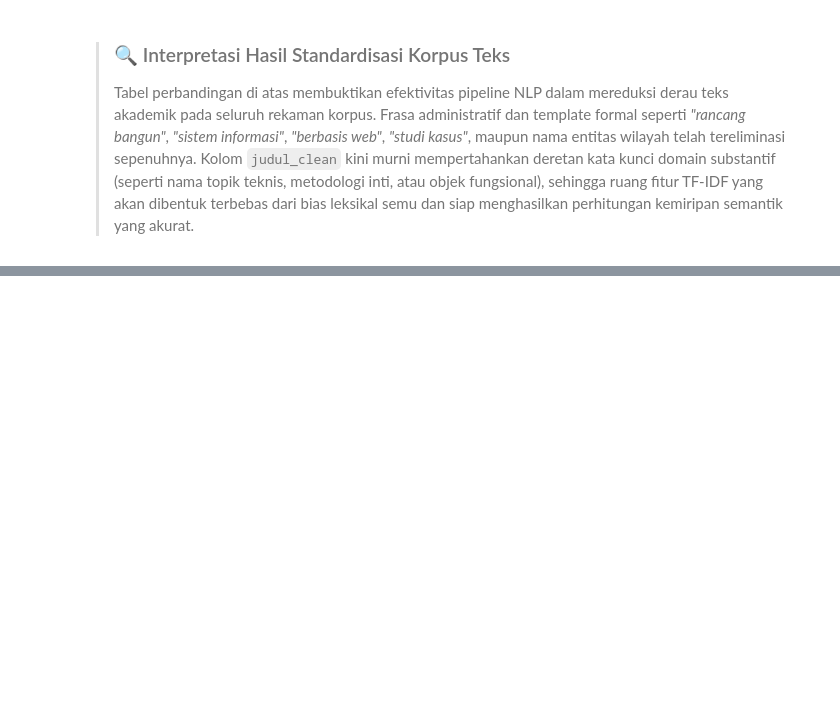
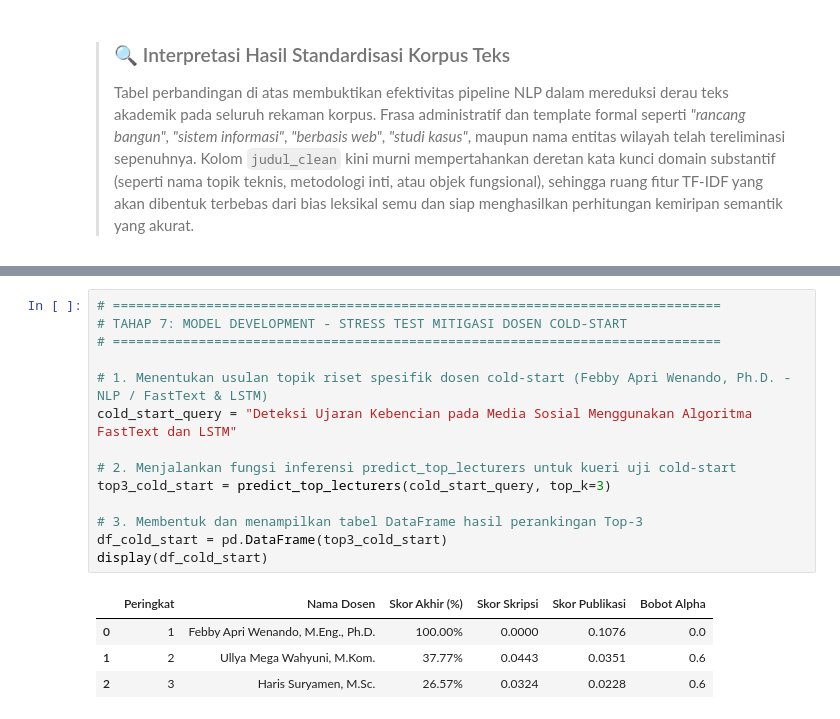
Before and after one commit to accfd/SI-REKTA, a Jupyter notebook: SI_REKTA.ipynb, the cells around one changed output, grey strips where cells are left out. Drawn from its saved outputs; the diff is of its cells as text; blank space fills up the shorter version.

```diff
--- a/SI_REKTA.ipynb
+++ b/SI_REKTA.ipynb
@@ -712,0 +957,19 @@ sample_comparison
+# %%
+# ==============================================================================
+# TAHAP 7: MODEL DEVELOPMENT - STRESS TEST MITIGASI DOSEN COLD-START
+# ==============================================================================
+
+# 1. Menentukan usulan topik riset spesifik dosen cold-start (Febby Apri Wenando, Ph.D. - NLP / FastText & LSTM)
+cold_start_query = "Deteksi Ujaran Kebencian pada Media Sosial Menggunakan Algoritma FastText dan LSTM"
+
+# 2. Menjalankan fungsi inferensi predict_top_lecturers untuk kueri uji cold-start
+top3_cold_start = predict_top_lecturers(cold_start_query, top_k=3)
+
+# 3. Membentuk dan menampilkan tabel DataFrame hasil perankingan Top-3
+df_cold_start = pd.DataFrame(top3_cold_start)
+display(df_cold_start)
+# %% [output]
+|  | Peringkat | Nama Dosen | Skor Akhir (%) | Skor Skripsi | Skor Publikasi | Bobot Alpha |
+| 0 | 1 | Febby Apri Wenando, M.Eng., Ph.D. | 100.00% | 0.0000 | 0.1076 | 0.0 |
+| 1 | 2 | Ullya Mega Wahyuni, M.Kom. | 37.77% | 0.0443 | 0.0351 | 0.6 |
+| 2 | 3 | Haris Suryamen, M.Sc. | 26.57% | 0.0324 | 0.0228 | 0.6 |
```
Also changed, not shown: parts of 15 cells of this notebook.
